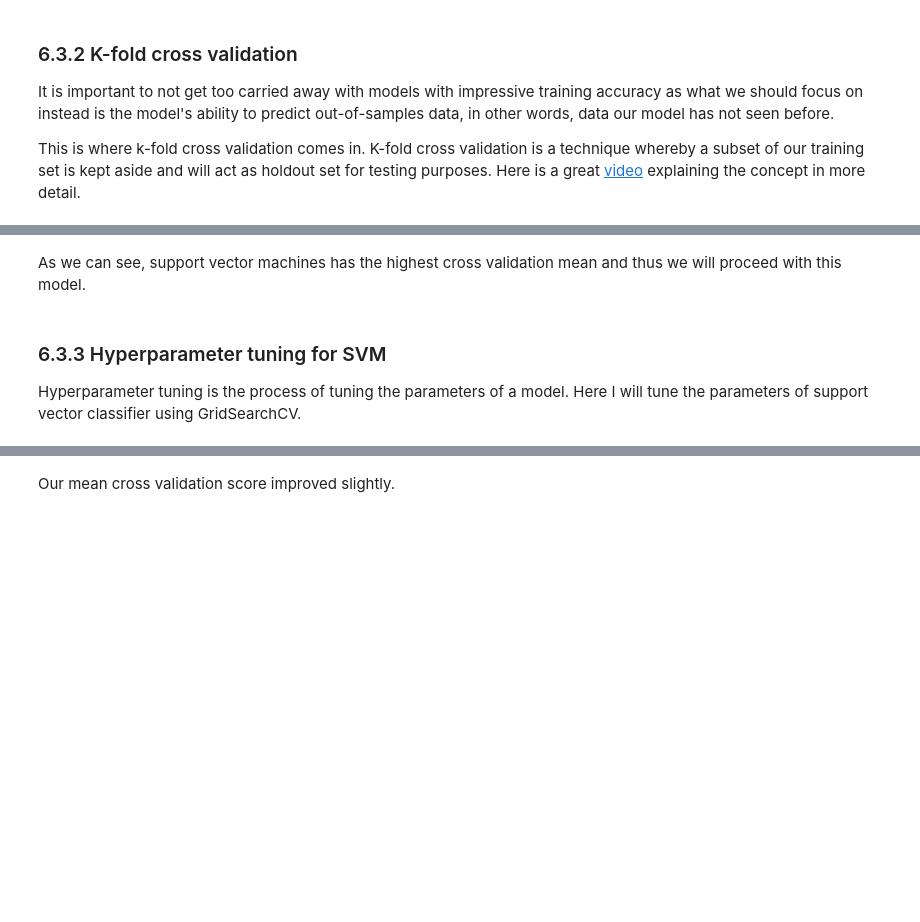
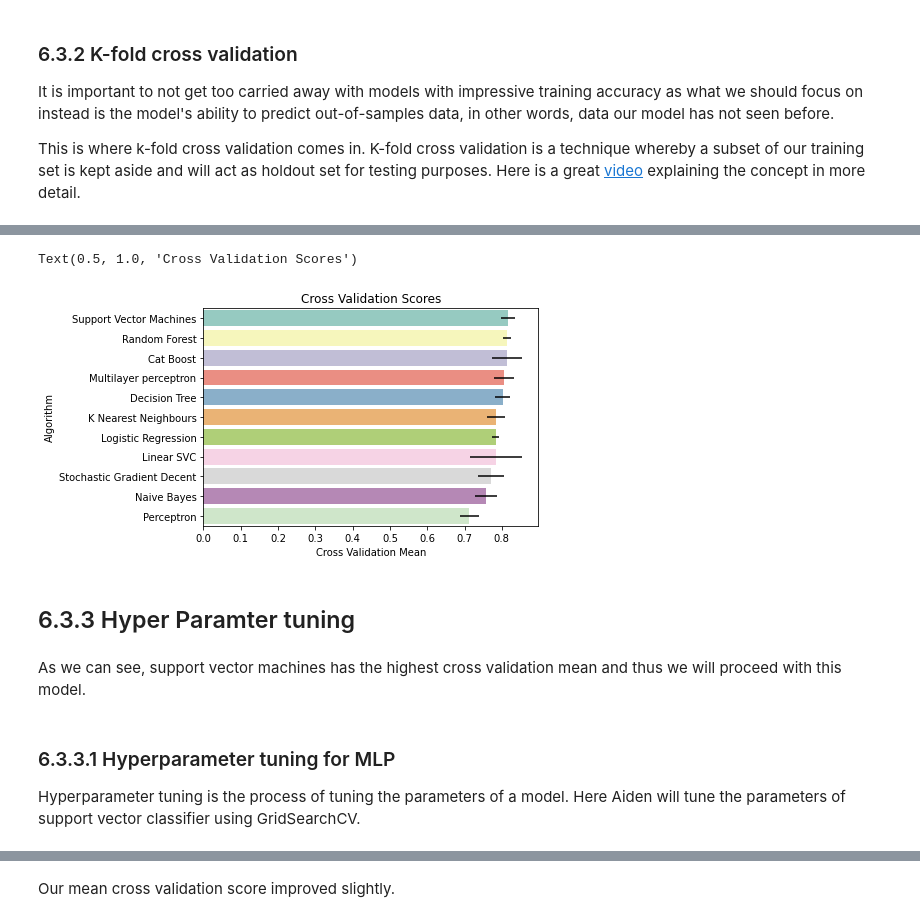
Before and after one commit to benpalay/TitanicSE, a Jupyter notebook: comined .ipynb, the cells around one changed output, grey strips where cells are left out. Drawn from its saved outputs; the diff is of its cells as text; code cells hidden in the pictures; blank space fills up the shorter version.

```diff
--- a/comined .ipynb
+++ b/comined .ipynb
@@ -703,5 +1088,5 @@ acc_catboost = round(catboost.score(X_train, Y_train) * 100, 2)
 #rael
 #MLP
 mlp = MLPClassifier()
-mlp.fit(X_train, Y_train)
-acc_mlp = round(catboost.score(X_train, Y_train) * 100, 2)
+MLPtrained=mlp.fit(X_train, Y_train)
+accuracy_mlp = round(mlp.score(X_train, Y_train) * 100, 2)#made a change here
@@ -769,0 +1134,25 @@ cv_res.sort_values(by = 'Cross Validation Mean', ascending = False, ignore_index
+# %%
+# Create a list which contains classifiers
+# Rael
+classifiers = [ MLPClassifier(),
+                LogisticRegression(),
+                GaussianNB(),
+                KNeighborsClassifier(n_neighbors = 5),
+                SVC(),
+                SGDClassifier(),
+                LinearSVC(),
+                Perceptron(),
+                RandomForestClassifier(),
+                CatBoostClassifier(),
+                DecisionTreeClassifier()
+               ]
+
+
+if len(classifiers) is not 11: # assuming we intend to use 11 classifiers
+    print("error")
+
+cross_val_results = []
+for classifier in classifiers:#each result has k subcomponents.Cv=k
+    cross_val_results.append(cross_val_score(classifier, X_train, Y_train, scoring = 'accuracy', cv = 5))
+    # we need to try other cv's if this affects other parts of the code
+    # potentially mifht be a place for tuning using grid search
@@ -769,0 +1177,14 @@ cv_res.sort_values(by = 'Cross Validation Mean', ascending = False, ignore_index
+# %%
+# Mean and standard deviation of cross validation results for each classifier
+
+cross_val_mean = []
+cross_val_std = []
+for cross_val_result in cross_val_results:
+    cross_val_mean.append(cross_val_result.mean())
+    cross_val_std.append(cross_val_result.std())
+
+
+
+#putting our cross val mean and standard deviation for each algorithm into a data frame
+cross_val_res = pd.DataFrame({'Cross Validation Mean': cross_val_mean, 'Cross Validation Std': cross_val_std, 'Algorithm': [ 'Multilayer perceptron','Logistic Regression','Naive Bayes', 'K Nearest Neighbours', 'Support Vector Machines', 'Stochastic Gradient Decent', 'Linear SVC','Perceptron', 'Random Forest', 'Cat Boost','Decision Tree']})
+cross_val_res.sort_values(by = 'Cross Validation Mean', ascending = False, ignore_index = True)
@@ -770,10 +1204,15 @@ cv_res.sort_values(by = 'Cross Validation Mean', ascending = False, ignore_index
 # %%
-sns.barplot('Cross Validation Mean', 'Algorithm', data = cv_res, order = cv_res.sort_values(by = 'Cross Validation Mean', ascending = False)['Algorithm'], palette = 'Set3', **{'xerr': cv_std})
+sns.barplot('Cross Validation Mean', 'Algorithm', data = cross_val_res, order = cross_val_res.sort_values(by = 'Cross Validation Mean', ascending = False)['Algorithm'], palette = 'Set3', **{'xerr': cross_val_std})
 plt.ylabel('Algorithm')
 plt.title('Cross Validation Scores')
+# %% [output]
+Text(0.5, 1.0, 'Cross Validation Scores')
+[figure, added]
+# %% [markdown]
+## 6.3.3 Hyper Paramter tuning
 # %% [markdown]
 As we can see, support vector machines has the highest cross validation mean and thus we will proceed with this model.
 # %% [markdown]
-### 6.3.3 Hyperparameter tuning for SVM
+### 6.3.3.1 Hyperparameter tuning for MLP
 
-Hyperparameter tuning is the process of tuning the parameters of a model. Here I will tune the parameters of support vector classifier using GridSearchCV.
+Hyperparameter tuning is the process of tuning the parameters of a model. Here Aiden will tune the parameters of support vector classifier using GridSearchCV.
```
Also changed, not shown: parts of 97 cells of this notebook.
